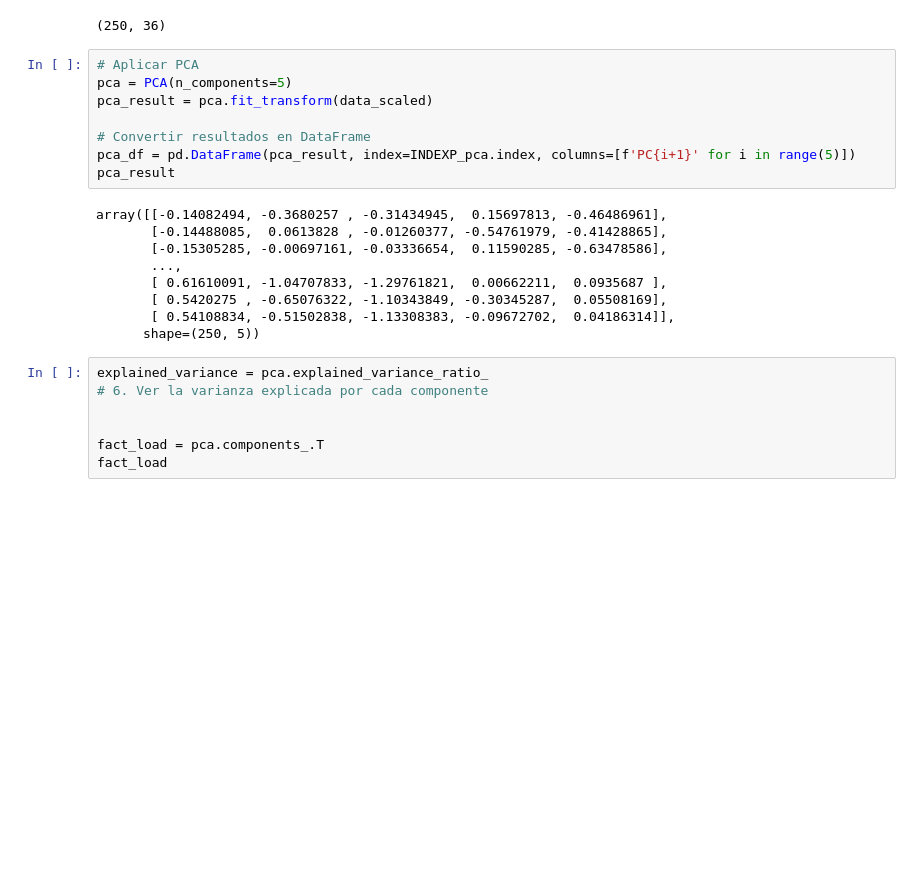
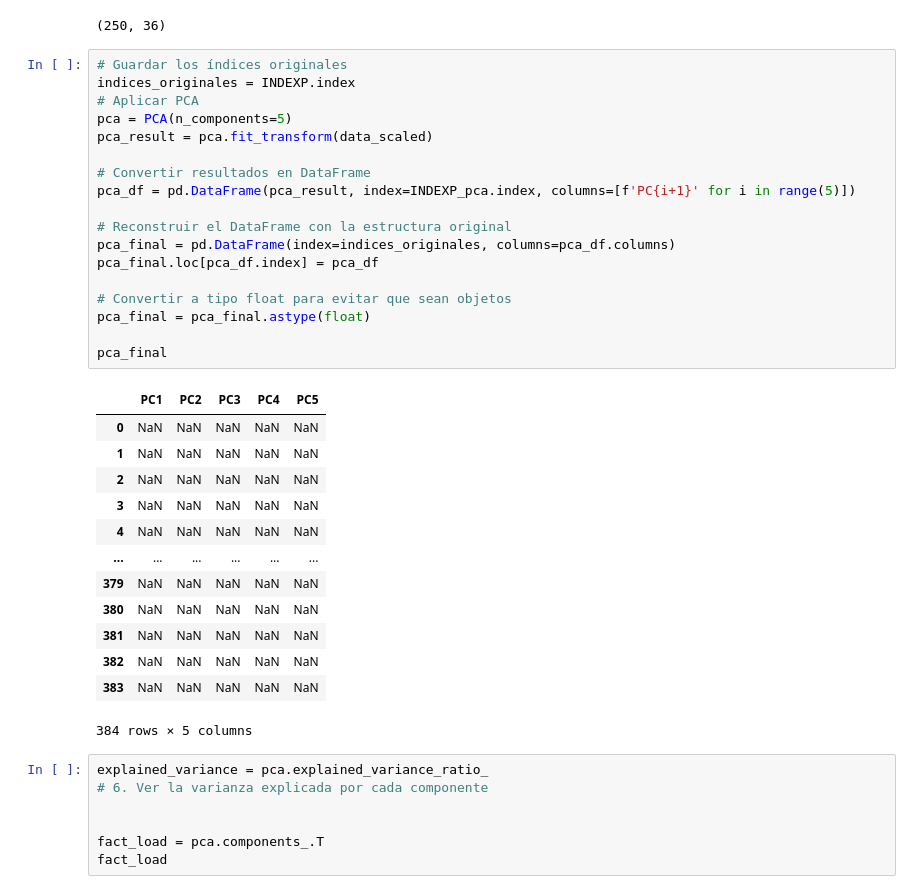
Before and after one commit to DrSumitodemansana/High-Frequency_GDP_Forecasting, a Jupyter notebook: src/modelo/actualizacion_mensual/Indices.ipynb, the cells around one changed output. Saved outputs shown, nothing was run; the diff lists cells and outputs as text; blank space fills up the shorter version.

```diff
--- a/src/modelo/actualizacion_mensual/Indices.ipynb
+++ b/src/modelo/actualizacion_mensual/Indices.ipynb
@@ -33,22 +119,37 @@ INDEXP_pca.shape
 # %% [output]
 (250, 36)
 # %%
+# Guardar los índices originales
+indices_originales = INDEXP.index
 # Aplicar PCA
 pca = PCA(n_components=5)
 pca_result = pca.fit_transform(data_scaled)
 
 # Convertir resultados en DataFrame
 pca_df = pd.DataFrame(pca_result, index=INDEXP_pca.index, columns=[f'PC{i+1}' for i in range(5)])
-pca_result
+
+# Reconstruir el DataFrame con la estructura original
+pca_final = pd.DataFrame(index=indices_originales, columns=pca_df.columns)
+pca_final.loc[pca_df.index] = pca_df
+
+# Convertir a tipo float para evitar que sean objetos
+pca_final = pca_final.astype(float)
+
+pca_final
 # %% [output]
+|  | PC1 | PC2 | PC3 | PC4 | PC5 |
+| 0 | NaN | NaN | NaN | NaN | NaN |
+| 1 | NaN | NaN | NaN | NaN | NaN |
+| 2 | NaN | NaN | NaN | NaN | NaN |
+| 3 | NaN | NaN | NaN | NaN | NaN |
+| 4 | NaN | NaN | NaN | NaN | NaN |
+| ... | ... | ... | ... | ... | ... |
+| 379 | NaN | NaN | NaN | NaN | NaN |
+| 380 | NaN | NaN | NaN | NaN | NaN |
+| 381 | NaN | NaN | NaN | NaN | NaN |
+| 382 | NaN | NaN | NaN | NaN | NaN |
+| 383 | NaN | NaN | NaN | NaN | NaN |
-array([[-0.14082494, -0.3680257 , -0.31434945,  0.15697813, -0.46486961],
-       [-0.14488085,  0.0613828 , -0.01260377, -0.54761979, -0.41428865],
-       [-0.15305285, -0.00697161, -0.03336654,  0.11590285, -0.63478586],
-       ...,
-       [ 0.61610091, -1.04707833, -1.29761821,  0.00662211,  0.0935687 ],
-       [ 0.5420275 , -0.65076322, -1.10343849, -0.30345287,  0.05508169],
-       [ 0.54108834, -0.51502838, -1.13308383, -0.09672702,  0.04186314]],
-      shape=(250, 5))
+384 rows × 5 columns
 # %%
 explained_variance = pca.explained_variance_ratio_
 # 6. Ver la varianza explicada por cada componente
```
Also changed, not shown: parts of 5 cells of this notebook.
